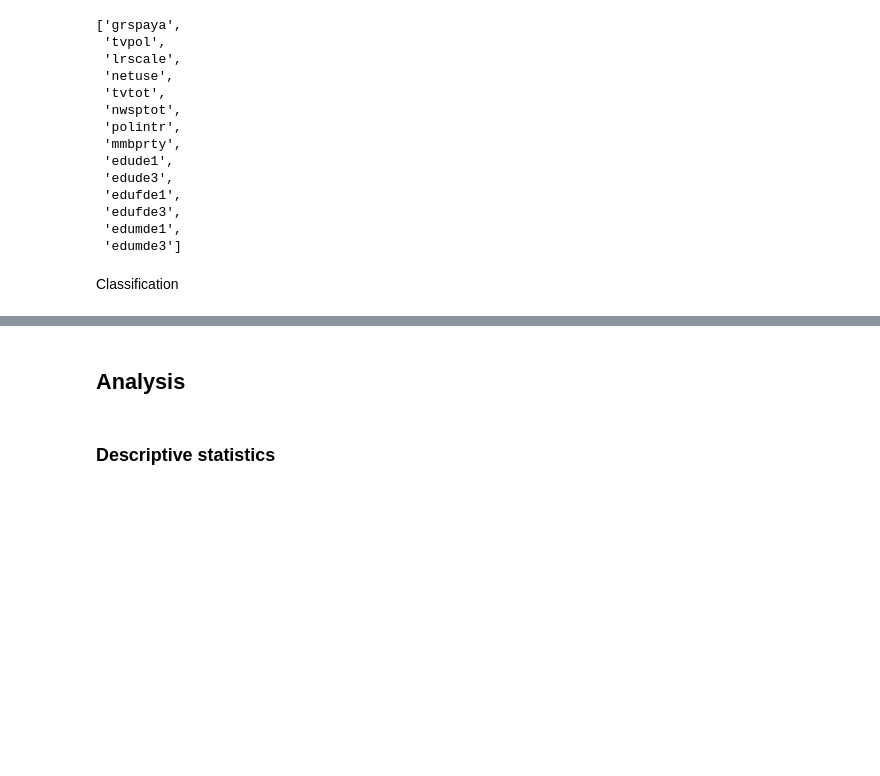
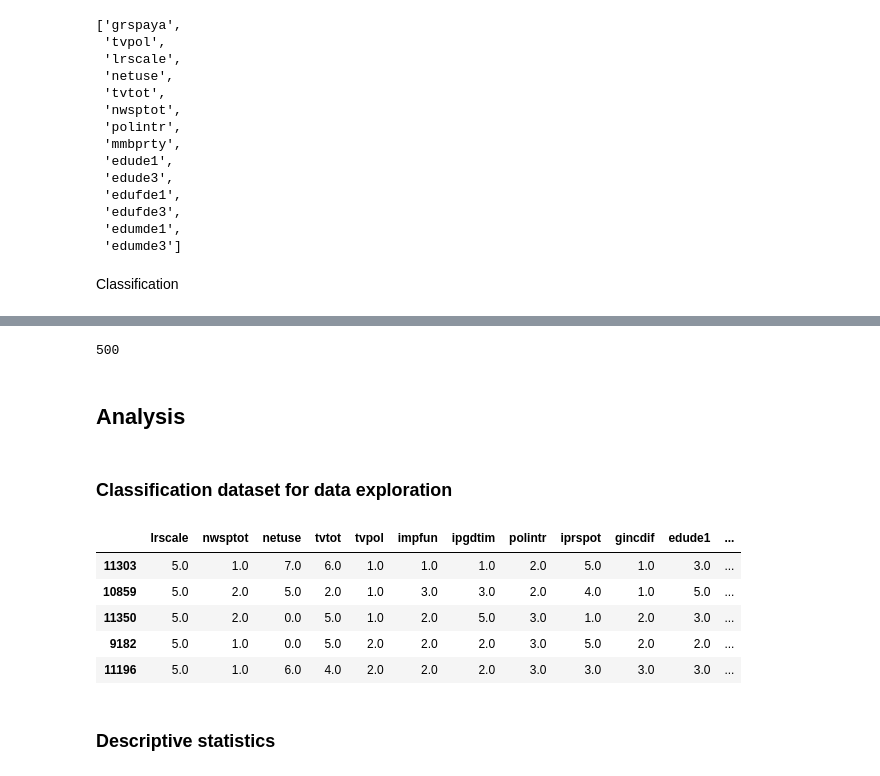
Before and after one commit to HdM-DataAnalytics/Project, a Jupyter notebook: notebooks/draft-analysis.ipynb, the cells around one changed output, grey strips where cells are left out. Cells and saved outputs as stored; diff of their text form; code cells hidden in the pictures; blank space fills up the shorter version.

```diff
--- a/notebooks/draft-analysis.ipynb
+++ b/notebooks/draft-analysis.ipynb
@@ -680,0 +691,5 @@ X_cls_train, X_cls_test, y_cls_train, y_cls_test = train_test_split(cls_df_clean
+# %%
+cls_df_balanced = pd.concat([cls_df_unhappy, cls_df_happy_red])
+len(cls_df_balanced)
+# %% [output]
+500
@@ -681,4 +701,18 @@ X_cls_train, X_cls_test, y_cls_train, y_cls_test = train_test_split(cls_df_clean
 # %% [markdown]
 ## Analysis
+# %% [markdown]
+### Classification dataset for data exploration
+# %%
+df_train_cls = pd.DataFrame(X_cls_train).copy()
+df_train_cls["happy"] = y_cls_train
+
+df_train_cls.head()
+# %% [output]
+|  | lrscale | nwsptot | netuse | tvtot | tvpol | impfun | ipgdtim | polintr | iprspot | gincdif | edude1 | ... |
+| 11303 | 5.0 | 1.0 | 7.0 | 6.0 | 1.0 | 1.0 | 1.0 | 2.0 | 5.0 | 1.0 | 3.0 | ... |
+| 10859 | 5.0 | 2.0 | 5.0 | 2.0 | 1.0 | 3.0 | 3.0 | 2.0 | 4.0 | 1.0 | 5.0 | ... |
+| 11350 | 5.0 | 2.0 | 0.0 | 5.0 | 1.0 | 2.0 | 5.0 | 3.0 | 1.0 | 2.0 | 3.0 | ... |
+| 9182 | 5.0 | 1.0 | 0.0 | 5.0 | 2.0 | 2.0 | 2.0 | 3.0 | 5.0 | 2.0 | 2.0 | ... |
+| 11196 | 5.0 | 1.0 | 6.0 | 4.0 | 2.0 | 2.0 | 2.0 | 3.0 | 3.0 | 3.0 | 3.0 | ... |
 # %% [markdown]
 ### Descriptive statistics
```
Also changed, not shown: parts of 12 cells of this notebook.
